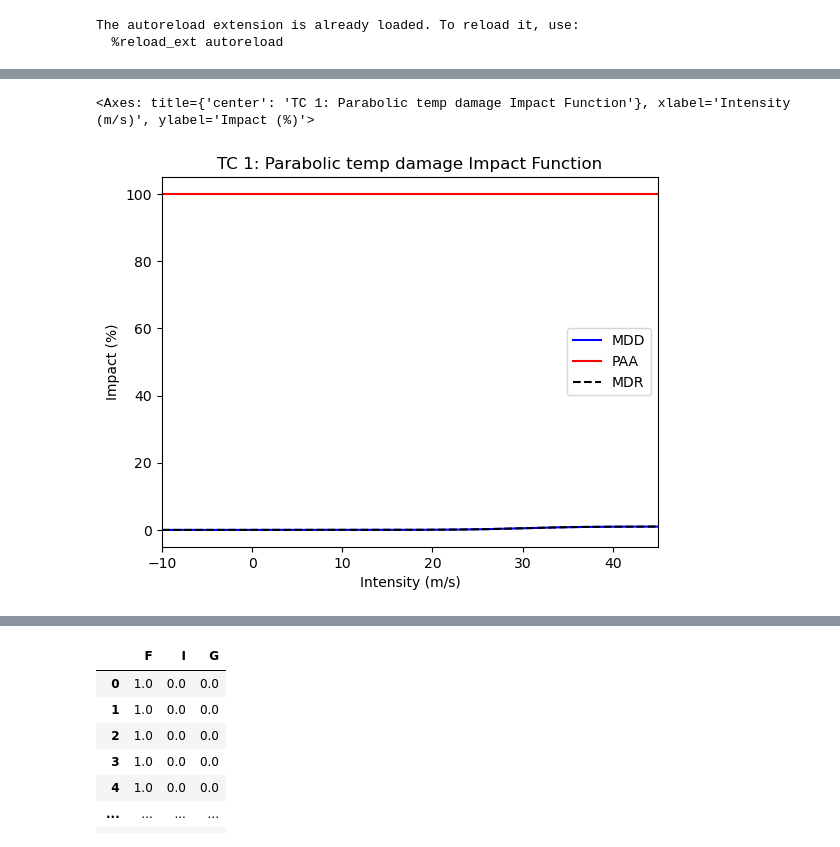
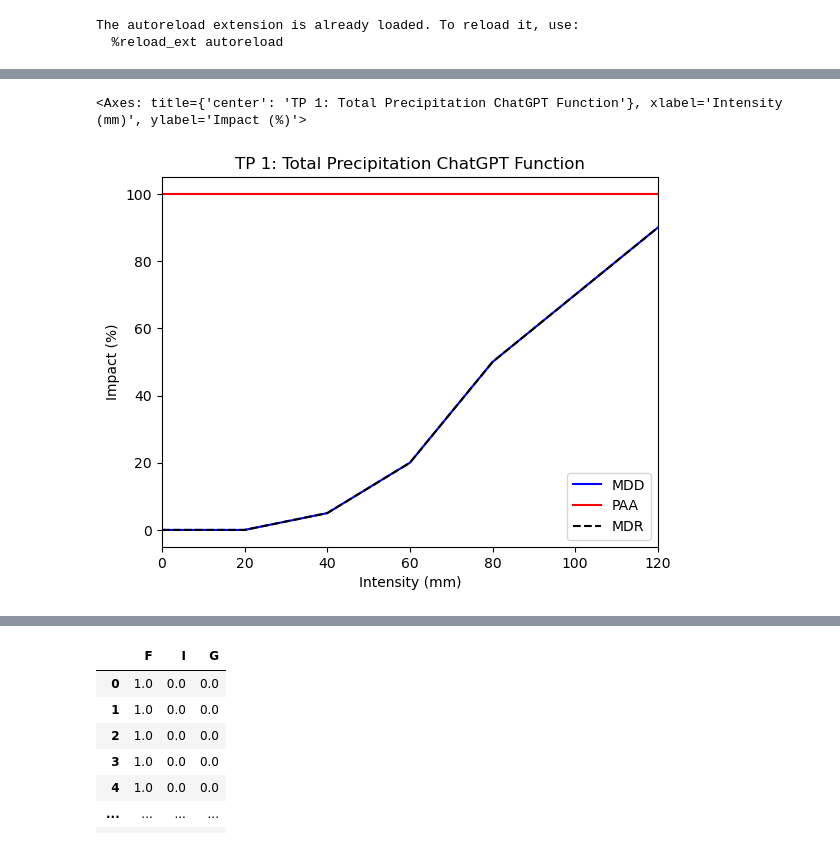
Before and after one commit to arvedluetzen/mus-climada, a Jupyter notebook: notebooks/0416_pipeline-test.ipynb, the cells around one changed output, grey strips where cells are left out. Cells and saved outputs as stored; diff of their text form; code cells hidden in the pictures.

```diff
--- a/notebooks/0416_pipeline-test.ipynb
+++ b/notebooks/0416_pipeline-test.ipynb
@@ -76,5 +96,5 @@ df
 # %%
-haz_dict["TC"]["impf_set"].plot()
+haz_dict["TP"]["impf_set"].plot()
 # %% [output]
-<Axes: title={'center': 'TC 1: Parabolic temp damage Impact Function'}, xlabel='Intensity (m/s)', ylabel='Impact (%)'>
+<Axes: title={'center': 'TP 1: Total Precipitation ChatGPT Function'}, xlabel='Intensity (mm)', ylabel='Impact (%)'>
-[figure, old version]
+[figure, new version]
```
Also changed, not shown: parts of 11 cells of this notebook, 12 other files.
